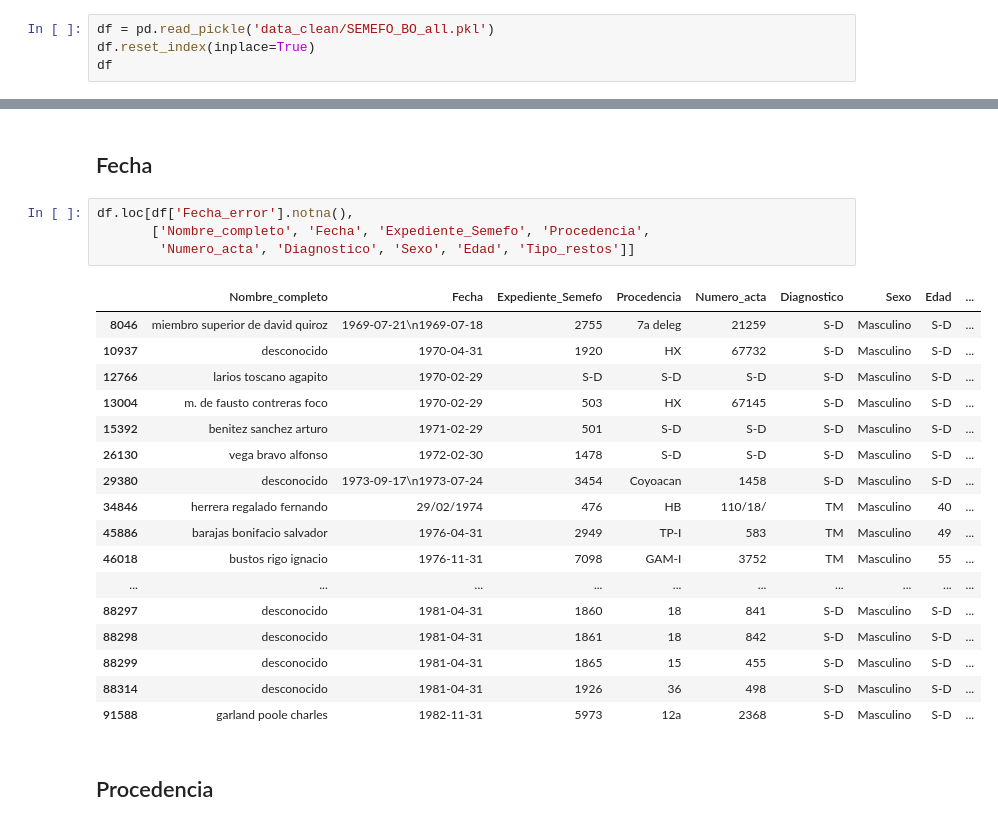
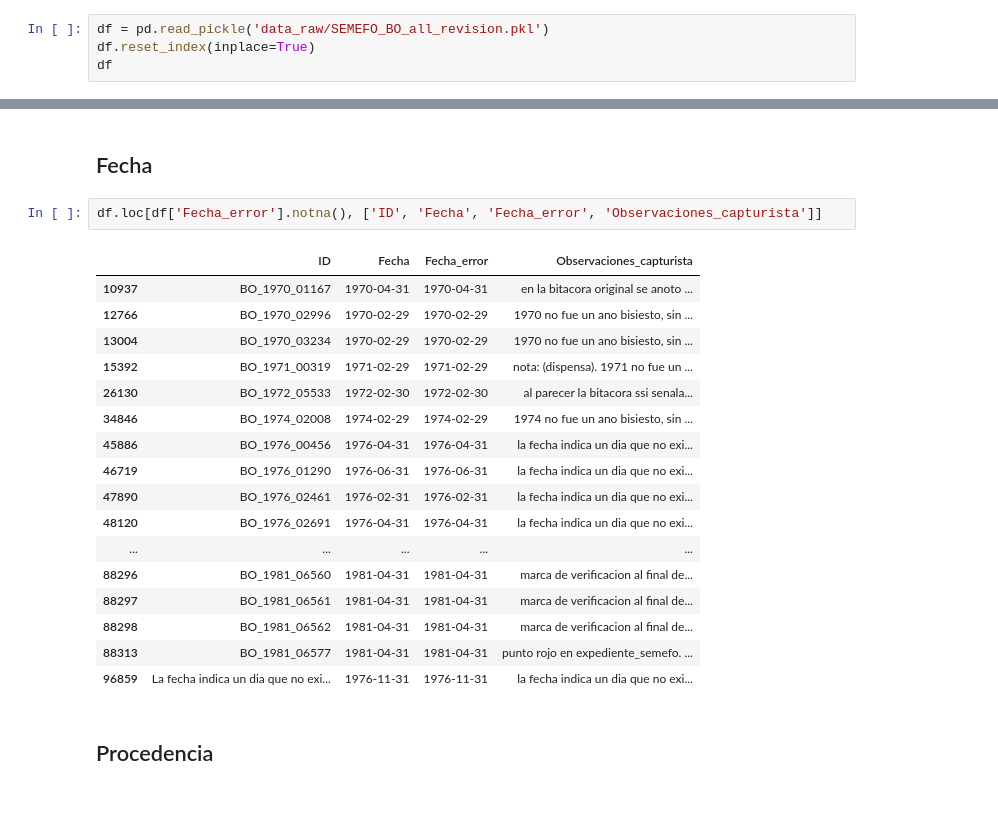
Before and after one commit to mar-esther23/SEMEFO_busqueda, a Jupyter notebook: BO_revision.ipynb, the cells around one changed output, grey strips where cells are left out. Cells and saved outputs as stored; diff of their text form.

Commit message:
Revision con Javier

```diff
--- a/BO_revision.ipynb
+++ b/BO_revision.ipynb
@@ -68,7 +97,7 @@ df
 # %% [markdown]
 # Procesar
 # %%
-df = pd.read_pickle('data_clean/SEMEFO_BO_all.pkl')
+df = pd.read_pickle('data_raw/SEMEFO_BO_all_revision.pkl')
 df.reset_index(inplace=True)
 df
 # %% [output]
@@ -93,27 +139,25 @@ df.drop('Numero_progresivo_clean', axis=1, inplace=True)
 # %% [markdown]
 ## Fecha
 # %%
-df.loc[df['Fecha_error'].notna(),
-       ['Nombre_completo', 'Fecha', 'Expediente_Semefo', 'Procedencia',
-        'Numero_acta', 'Diagnostico', 'Sexo', 'Edad', 'Tipo_restos']]
+df.loc[df['Fecha_error'].notna(), ['ID', 'Fecha', 'Fecha_error', 'Observaciones_capturista']]
 # %% [output]
-|  | Nombre_completo | Fecha | Expediente_Semefo | Procedencia | Numero_acta | Diagnostico | Sexo | Edad | ... |
-| 8046 | miembro superior de david quiroz | 1969-07-21\n1969-07-18 | 2755 | 7a deleg | 21259 | S-D | Masculino | S-D | ... |
-| 10937 | desconocido | 1970-04-31 | 1920 | HX | 67732 | S-D | Masculino | S-D | ... |
-| 12766 | larios toscano agapito | 1970-02-29 | S-D | S-D | S-D | S-D | Masculino | S-D | ... |
-| 13004 | m. de fausto contreras foco | 1970-02-29 | 503 | HX | 67145 | S-D | Masculino | S-D | ... |
-| 15392 | benitez sanchez arturo | 1971-02-29 | 501 | S-D | S-D | S-D | Masculino | S-D | ... |
-| 26130 | vega bravo alfonso | 1972-02-30 | 1478 | S-D | S-D | S-D | Masculino | S-D | ... |
-| 29380 | desconocido | 1973-09-17\n1973-07-24 | 3454 | Coyoacan | 1458 | S-D | Masculino | S-D | ... |
-| 34846 | herrera regalado fernando | 29/02/1974 | 476 | HB | 110/18/ | TM | Masculino | 40 | ... |
-| 45886 | barajas bonifacio salvador | 1976-04-31 | 2949 | TP-I | 583 | TM | Masculino | 49 | ... |
-| 46018 | bustos rigo ignacio | 1976-11-31 | 7098 | GAM-I | 3752 | TM | Masculino | 55 | ... |
-| ... | ... | ... | ... | ... | ... | ... | ... | ... | ... |
-| 88297 | desconocido | 1981-04-31 | 1860 | 18 | 841 | S-D | Masculino | S-D | ... |
-| 88298 | desconocido | 1981-04-31 | 1861 | 18 | 842 | S-D | Masculino | S-D | ... |
-| 88299 | desconocido | 1981-04-31 | 1865 | 15 | 455 | S-D | Masculino | S-D | ... |
-| 88314 | desconocido | 1981-04-31 | 1926 | 36 | 498 | S-D | Masculino | S-D | ... |
-| 91588 | garland poole charles | 1982-11-31 | 5973 | 12a | 2368 | S-D | Masculino | S-D | ... |
+|  | ID | Fecha | Fecha_error | Observaciones_capturista |
+| 10937 | BO_1970_01167 | 1970-04-31 | 1970-04-31 | en la bitacora original se anoto ... |
+| 12766 | BO_1970_02996 | 1970-02-29 | 1970-02-29 | 1970 no fue un ano bisiesto, sin ... |
+| 13004 | BO_1970_03234 | 1970-02-29 | 1970-02-29 | 1970 no fue un ano bisiesto, sin ... |
+| 15392 | BO_1971_00319 | 1971-02-29 | 1971-02-29 | nota: (dispensa). 1971 no fue un ... |
+| 26130 | BO_1972_05533 | 1972-02-30 | 1972-02-30 | al parecer la bitacora ssi senala... |
+| 34846 | BO_1974_02008 | 1974-02-29 | 1974-02-29 | 1974 no fue un ano bisiesto, sin ... |
+| 45886 | BO_1976_00456 | 1976-04-31 | 1976-04-31 | la fecha indica un dia que no exi... |
+| 46719 | BO_1976_01290 | 1976-06-31 | 1976-06-31 | la fecha indica un dia que no exi... |
+| 47890 | BO_1976_02461 | 1976-02-31 | 1976-02-31 | la fecha indica un dia que no exi... |
+| 48120 | BO_1976_02691 | 1976-04-31 | 1976-04-31 | la fecha indica un dia que no exi... |
+| ... | ... | ... | ... | ... |
+| 88296 | BO_1981_06560 | 1981-04-31 | 1981-04-31 | marca de verificacion al final de... |
+| 88297 | BO_1981_06561 | 1981-04-31 | 1981-04-31 | marca de verificacion al final de... |
+| 88298 | BO_1981_06562 | 1981-04-31 | 1981-04-31 | marca de verificacion al final de... |
+| 88313 | BO_1981_06577 | 1981-04-31 | 1981-04-31 | punto rojo en expediente_semefo. ... |
+| 96859 | La fecha indica un dia que no exi... | 1976-11-31 | 1976-11-31 | la fecha indica un dia que no exi... |
 # %% [markdown]
 ## Procedencia
 # %%
```
Also changed, not shown: parts of 31 cells of this notebook, 9 other files.
